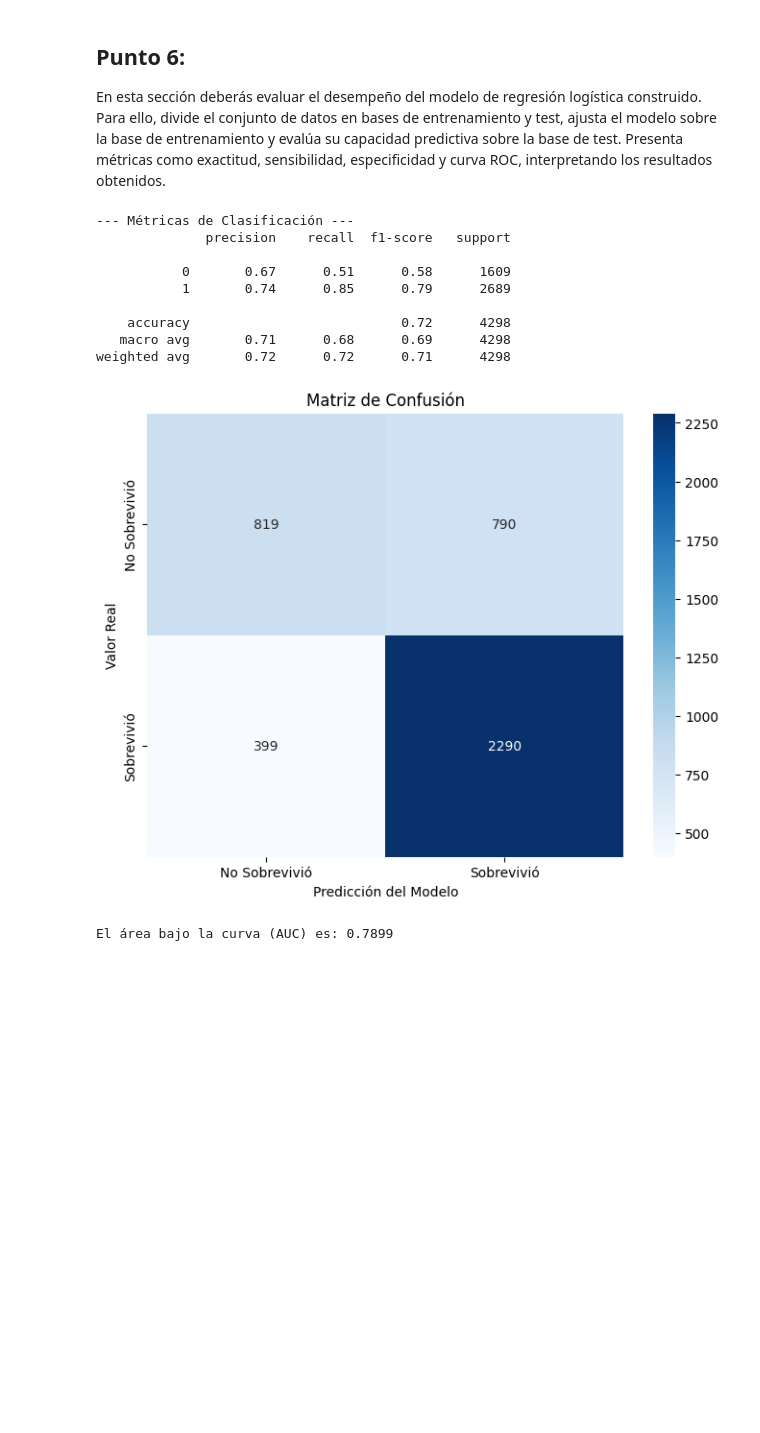
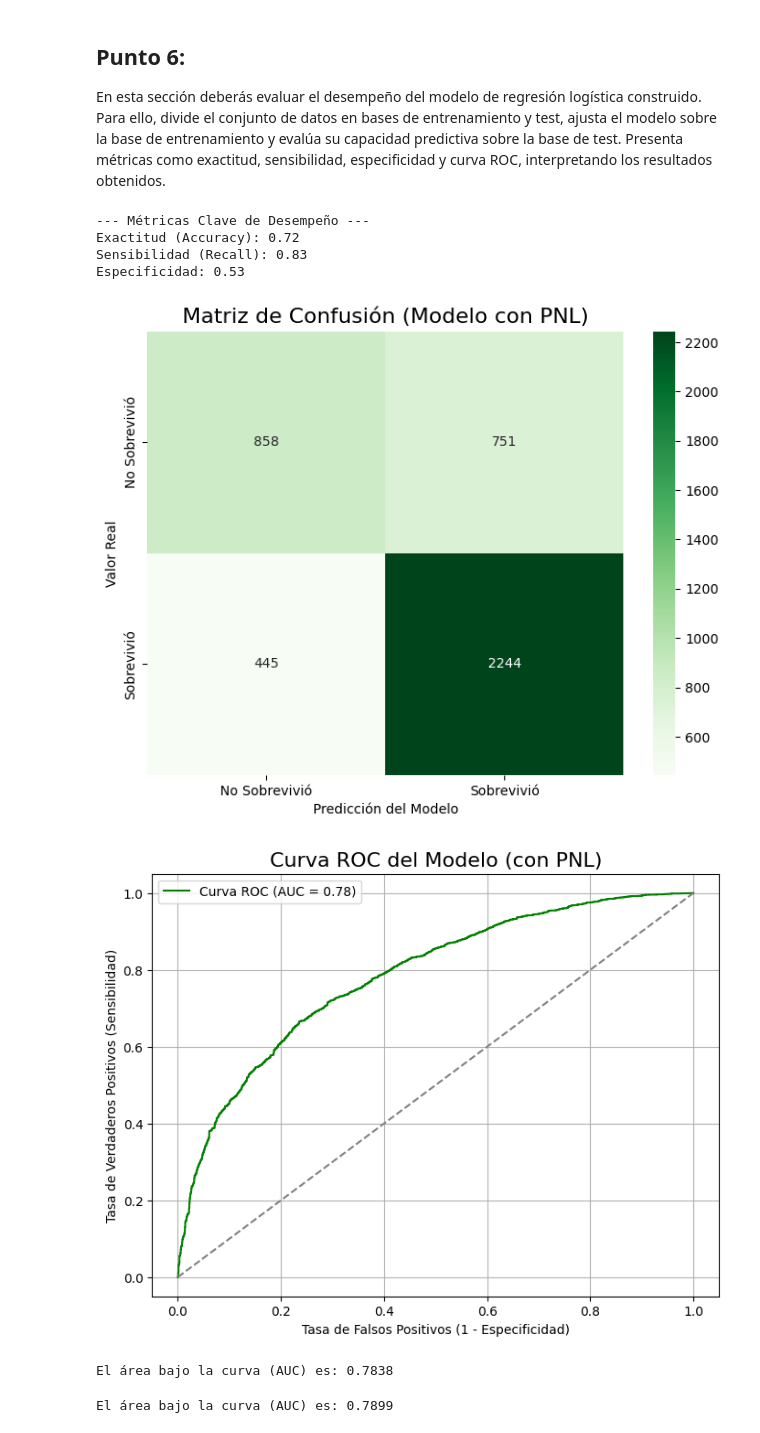
Before and after one commit to FerminEscalona/MedicalTreatment_LogisticRegression, a Jupyter notebook: Fase02_MedicalTreatmend copy.ipynb, the cells around one changed output. Saved outputs shown, nothing was run; the diff lists cells and outputs as text; code cells hidden in the pictures; blank space fills up the shorter version.

```diff
--- a/Fase02_MedicalTreatmend copy.ipynb
+++ b/Fase02_MedicalTreatmend copy.ipynb
@@ -383,0 +447,18 @@ Binary Encoding aplicado a 'Treated_with_drugs'.
+# %%
+# Codificamos las variables categóricas de los datos clínicos
+X_clinical_encoded = pd.get_dummies(X_clinical,
+                                    columns=X_clinical.select_dtypes(include=['object']).columns,
+                                    drop_first=True)
+# %%
+# Nos aseguramos de que los índices coincidan para una unión correcta
+X_clinical_encoded.reset_index(drop=True, inplace=True)
+X_text_df.reset_index(drop=True, inplace=True)
+
+# Unimos las características clínicas con las nuevas características de texto
+X_final = pd.concat([X_clinical_encoded, X_text_df], axis=1)
+
+print("\n--- Preparación de datos completada ---")
+print(f"Dimensiones finales del DataFrame de características (X_final): {X_final.shape}")
+print(f"Dimensiones de la variable objetivo (y): {y.shape}")
+print("\nVista previa del DataFrame final combinado:")
+print(X_final.head())
@@ -414,31 +509,57 @@ Modelo entrenado con los datos de entrenamiento.
 
 En esta sección deberás evaluar el desempeño del modelo de regresión logística construido. Para ello, divide el conjunto de datos en bases de entrenamiento y test, ajusta el modelo sobre la base de entrenamiento y evalúa su capacidad predictiva sobre la base de test. Presenta métricas como exactitud, sensibilidad, especificidad y curva ROC, interpretando los resultados obtenidos.
 # %%
-# --- . ANÁLISIS DE LA MATRIZ DE CONFUSIÓN ---
-print("\n--- Métricas de Clasificación ---")
-# Se imprime el reporte con las métricas principales (Precisión, Recall, F1-Score)
-print(classification_report(y_test, y_pred))
-# Se visualiza la Matriz de Confusión
+# --- 4. PREDICCIONES Y EVALUACIÓN SOBRE EL CONJUNTO DE PRUEBA ---
+y_pred = log_reg_enhanced.predict(X_test)
+y_pred_proba = log_reg_enhanced.predict_proba(X_test)[:, 1]
+
+# Matriz de Confusión
 cm = confusion_matrix(y_test, y_pred)
+tn, fp, fn, tp = cm.ravel()
+
+# Cálculo de métricas
+accuracy = (tp + tn) / (tp + tn + fp + fn)
+sensitivity = tp / (tp + fn)
+specificity = tn / (tn + fp)
+
+print("\n--- Métricas Clave de Desempeño ---")
+print(f"Exactitud (Accuracy): {accuracy:.2f}")
+print(f"Sensibilidad (Recall): {sensitivity:.2f}")
+print(f"Especificidad: {specificity:.2f}")
+
+# Visualización de la Matriz de Confusión
 plt.figure(figsize=(8, 6))
-sns.heatmap(cm, annot=True, fmt='d', cmap='Blues',
+sns.heatmap(cm, annot=True, fmt='d', cmap='Greens',
             xticklabels=['No Sobrevivió', 'Sobrevivió'],
             yticklabels=['No Sobrevivió', 'Sobrevivió'])
+plt.title('Matriz de Confusión (Modelo con PNL)', fontsize=16)
+plt.ylabel('Valor Real')
 plt.xlabel('Predicción del Modelo')
-plt.ylabel('Valor Real')
-plt.title('Matriz de Confusión')
 plt.show()
+
+
+# --- 5. ANÁLISIS DE LA CURVA ROC Y AUC ---
+fpr, tpr, thresholds = roc_curve(y_test, y_pred_proba)
+auc_score = roc_auc_score(y_test, y_pred_proba)
+
+plt.figure(figsize=(8, 6))
+plt.plot(fpr, tpr, color='green', label=f'Curva ROC (AUC = {auc_score:.2f})')
+plt.plot([0, 1], [0, 1], color='grey', linestyle='--')
+plt.xlabel('Tasa de Falsos Positivos (1 - Especificidad)')
+plt.ylabel('Tasa de Verdaderos Positivos (Sensibilidad)')
+plt.title('Curva ROC del Modelo (con PNL)', fontsize=16)
+plt.legend()
+plt.grid(True)
+plt.show()
+print(f"\nEl área bajo la curva (AUC) es: {auc_score:.4f}")
 # %% [output]
---- Métricas de Clasificación ---
-              precision    recall  f1-score   support
-
-           0       0.67      0.51      0.58      1609
-           1       0.74      0.85      0.79      2689
-
-    accuracy                           0.72      4298
-   macro avg       0.71      0.68      0.69      4298
-weighted avg       0.72      0.72      0.71      4298
+--- Métricas Clave de Desempeño ---
+Exactitud (Accuracy): 0.72
+Sensibilidad (Recall): 0.83
+Especificidad: 0.53
-[figure, old version]
+[figure, new version]
+[figure, added]
+El área bajo la curva (AUC) es: 0.7838
 # %%
 # --- 6. ANÁLISIS DE LA CURVA ROC Y AUC ---
 # Calculamos el AUC (Area Under the Curve)
```
Also changed, not shown: parts of 14 cells of this notebook.
